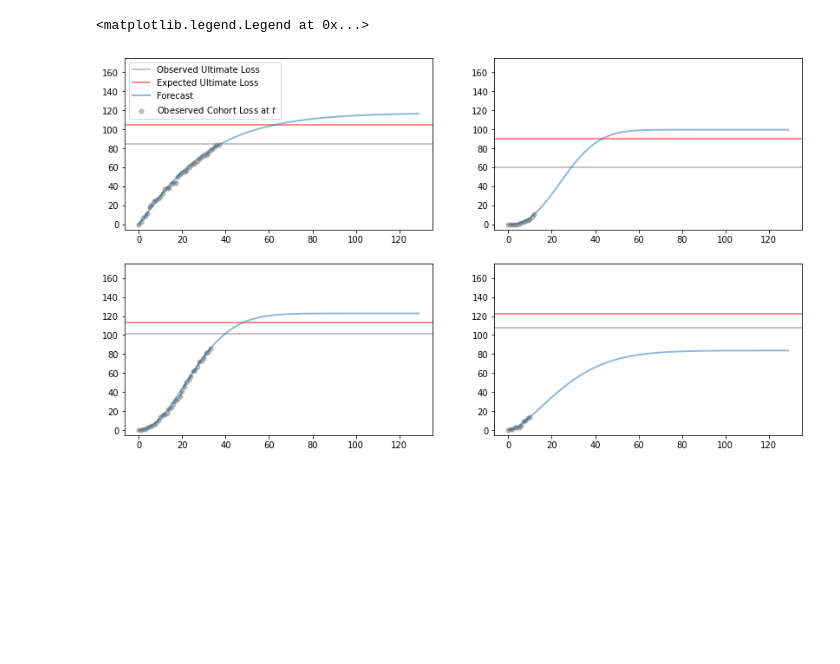
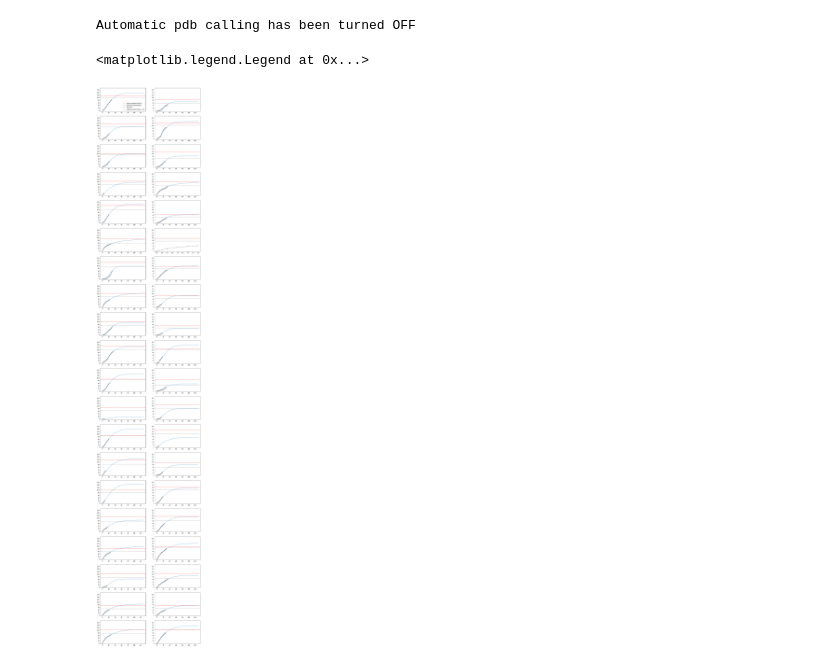
Before and after one commit to madrury/loss-forecasting, a Jupyter notebook: simulation-testing.ipynb, the cells around one changed output. Cells and saved outputs as stored; diff of their text form; code cells hidden in the pictures; blank space fills up the shorter version.

```diff
--- a/simulation-testing.ipynb
+++ b/simulation-testing.ipynb
@@ -37,28 +37,33 @@ Text(0, 0.5, 'Loss')
 # %%
+%pdb off
+
+N = 20
+
 simulator = FraudForcastingDataSimulator(n_obs_min=5, n_obs_max=40, ultimate_loss_mean=100.0, ultimate_loss_std=15.0)
 
-fig, axs = plt.subplots(2, 2, figsize=(14, 8))
+fig, axs = plt.subplots(N, 2, figsize=(14, 4*N))
 
 for ax in axs.flatten():
 
     df = simulator.simulate_multiple_groups(n_groups=1)
     ax.plot(df['t'], df['y'], color='grey', linestyle='--', linewidth=2)
     ax.scatter(df['t'], df['y'], color='grey', s=25, alpha=0.5, label="Obeserved Cohort Loss at $t$")
 
     ax.axhline(df['ultimate_loss'][0], color='grey', alpha=0.6, label="Observed Ultimate Loss")
     ax.axhline(df['expected_ultimate_loss'][0], color='red', alpha=0.6, label="Expected Ultimate Loss")
 
-    model = LossDevelopmentCurveModel(shrinkage=0.01)
+    model = LossDevelopmentCurveModel(shrinkage=0.1)
     model.fit(df['t'].values, df['y'].values)
     forcasts = model.parameters[0] * wb.weibull(np.arange(130), *model.parameters[1:])
     ax.plot(np.arange(130), forcasts, alpha=0.5, linewidth=2, label="Forecast")
 
     ax.set_ylim([-5.0, 175.0])
 
 axs[0][0].legend()
 # %% [output]
-<matplotlib.legend.Legend at 0x...>
+Automatic pdb calling has been turned OFF
+<matplotlib.legend.Legend at 0x...>
-[figure, old version]
+[figure, new version]
 # %%
 model = WeibullCDFModel()
 model.fit(group_id=df['id'], t=df['t'], y=df['y'])
```
Also changed, not shown: parts of 3 cells of this notebook, 1 other file.
